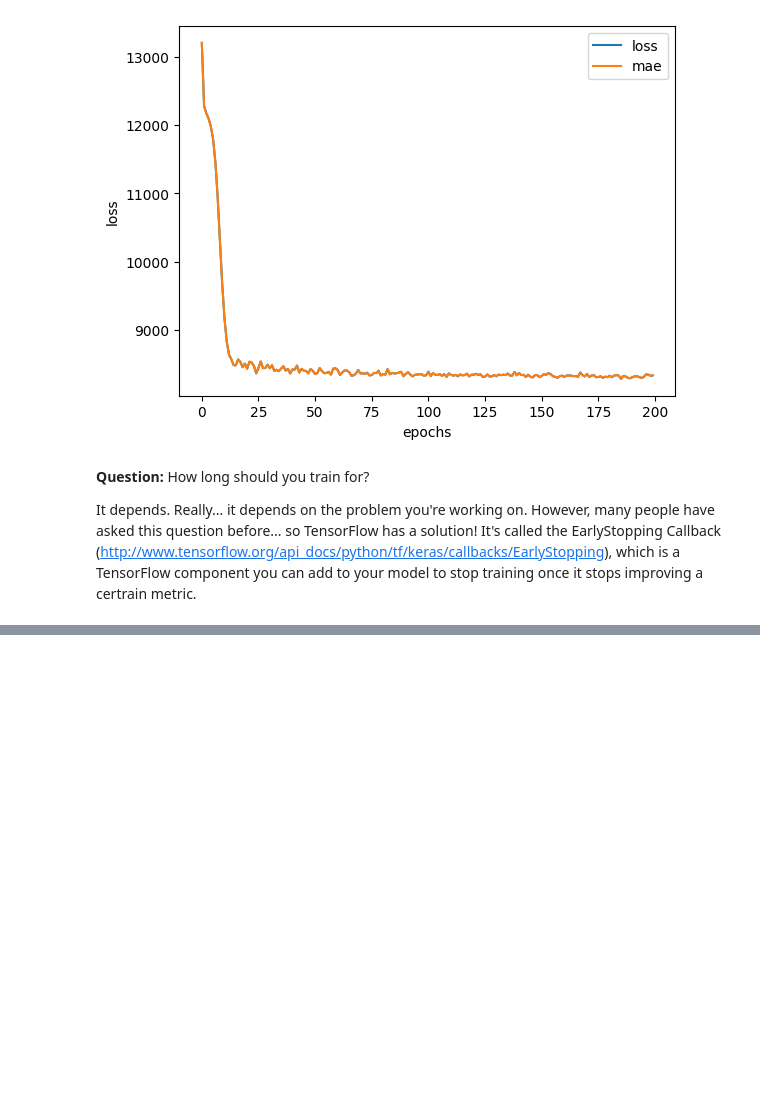
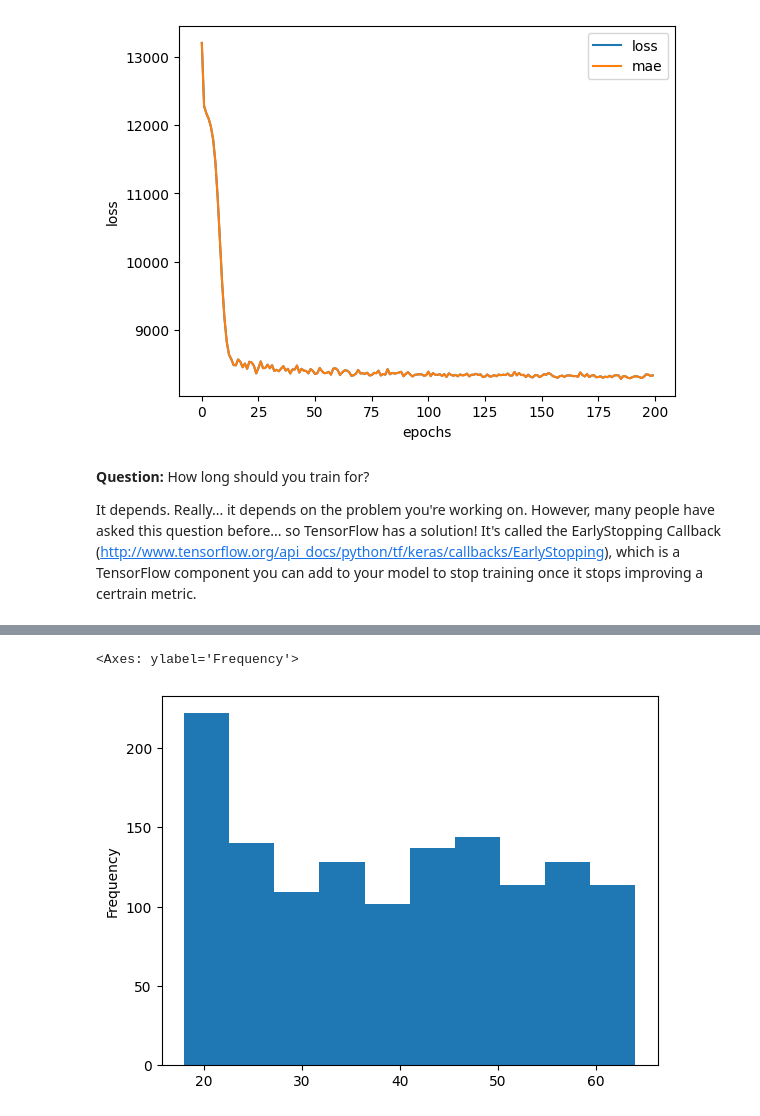
Before and after one commit to Franulo/Deep-Learning-Journey, a Jupyter notebook: 01.ipynb, the cells around one changed output, grey strips where cells are left out. Saved outputs shown, nothing was run; the diff lists cells and outputs as text; code cells hidden in the pictures; blank space fills up the shorter version.

```diff
--- a/01.ipynb
+++ b/01.ipynb
@@ -853,0 +823,5 @@ insurance_one_hot
+# %%
+x["age"].plot(kind="hist")
+# %% [output]
+<Axes: ylabel='Frequency'>
+[figure, added]
```
Also changed, not shown: parts of 13 cells of this notebook.
